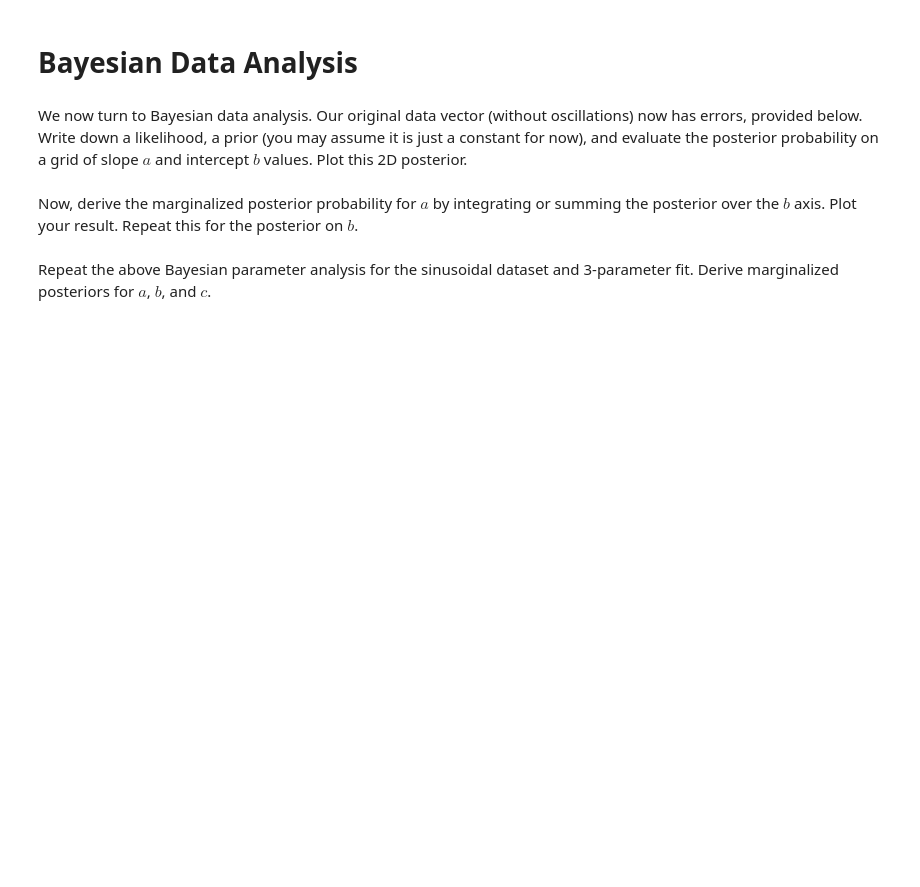
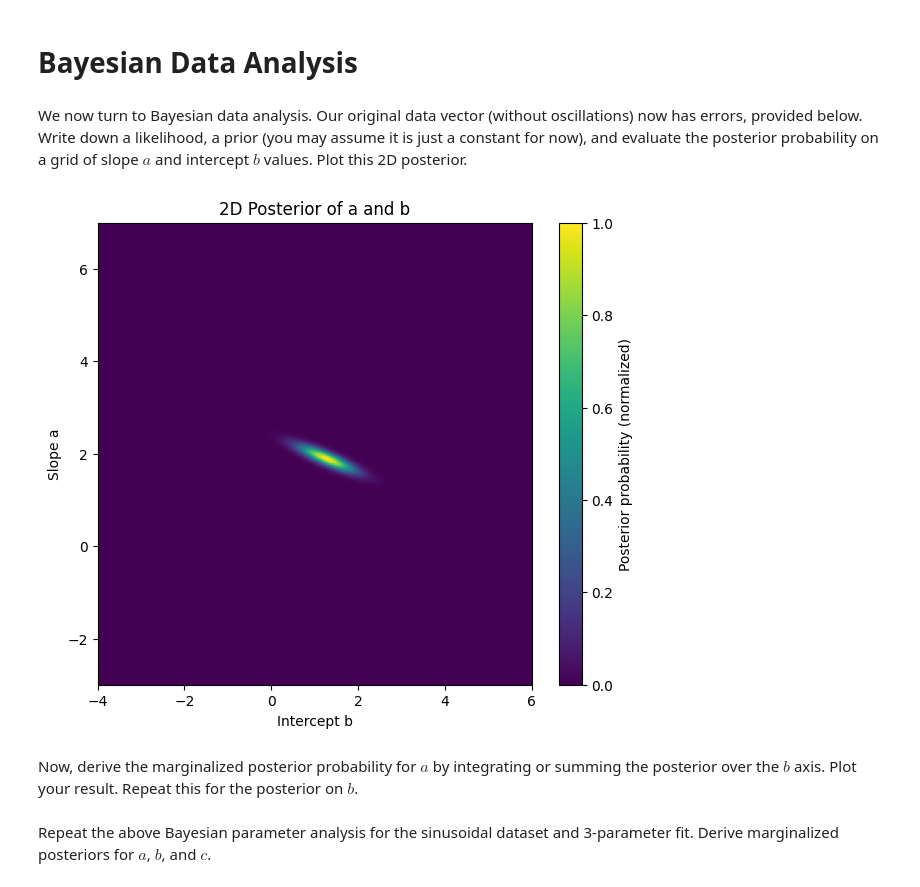
Before and after one commit to rajeevparmar308/nodejs-web-server, a Jupyter notebook: courseInfosysNotebookFinal2025.ipynb, the cells around one changed output. Drawn from its saved outputs; the diff is of its cells as text; code cells hidden in the pictures; blank space fills up the shorter version.

```diff
--- a/courseInfosysNotebookFinal2025.ipynb
+++ b/courseInfosysNotebookFinal2025.ipynb
@@ -97,31 +97,45 @@ We now turn to Bayesian data analysis. Our original data vector (without oscilla
 # %%
 #The original data vector, but this time with errors!
 xarray = numpy.arange(20.)/5
 yarray = numpy.array([1.16100793, 2.27070892, 1.7102285 , 1.92216664 ,2.00306275 ,3.60437835,
  3.8682993 , 5.51139028, 3.16760897, 4.27715062, 4.22776111, 5.33520844,
  6.50611469, 5.4146256,  7.04786637, 8.44454962, 7.63848438, 7.81296952,
  8.80991074 ,6.62531274])
 yarrayError = yarray*0.+1.
 
 def loglikelihood(vals):
-  a,b = vals
-  y_pred = a*xarray+b
-  residuals =((yarray-y_pred)**2)/(2*(yarrayError**2)*xarray)
-  return numpy.sum(-1*residuals)
+    a, b = vals
+    y_pred = a*xarray + b
+    residuals = ((yarray - y_pred)**2) / (2 * yarrayError**2)
+    return -numpy.sum(residuals)
 
 #### you may wish to use this function
 def gridEvaluateFunction(function, xvals, yvals):
     #### returns 2d array of function values evaluated on a, b grid values
     functionValues = numpy.zeros((len(xvals), len(yvals)))
     for i in range(len(xvals)):
         for j in range(len(yvals)):
             functionValues[i, j] = function([xvals[i], yvals[j]])
     return functionValues
 
 #### example usage with a function loglikelihood (function of a 2D array)
 a_grid = numpy.linspace(-3.,7.,256)
 b_grid = numpy.linspace(-4.,6.,256)
-logongrid = gridEvaluateFunction(loglikelihood,a_grid,b_grid)
+logposterior = gridEvaluateFunction(loglikelihood,a_grid,b_grid)
+
+plt.figure(figsize=(7,6))
+plt.imshow(numpy.exp(logposterior - numpy.max(logposterior)),  # normalize for numerical stability
+           origin='lower',
+           extent=[b_grid[0], b_grid[-1], a_grid[0], a_grid[-1]],
+           aspect='auto',
+           cmap='viridis')
+plt.colorbar(label='Posterior probability (normalized)')
+plt.xlabel("Intercept b")
+plt.ylabel("Slope a")
+plt.title("2D Posterior of a and b")
+plt.show()
+# %% [output]
+[figure, added]
 # %% [markdown]
 Now, derive the marginalized posterior probability for $a$ by integrating or summing the posterior over the $b$ axis. Plot your result. Repeat this for the posterior on $b$.
 # %%
```
Also changed, not shown: parts of 1 cell of this notebook.
